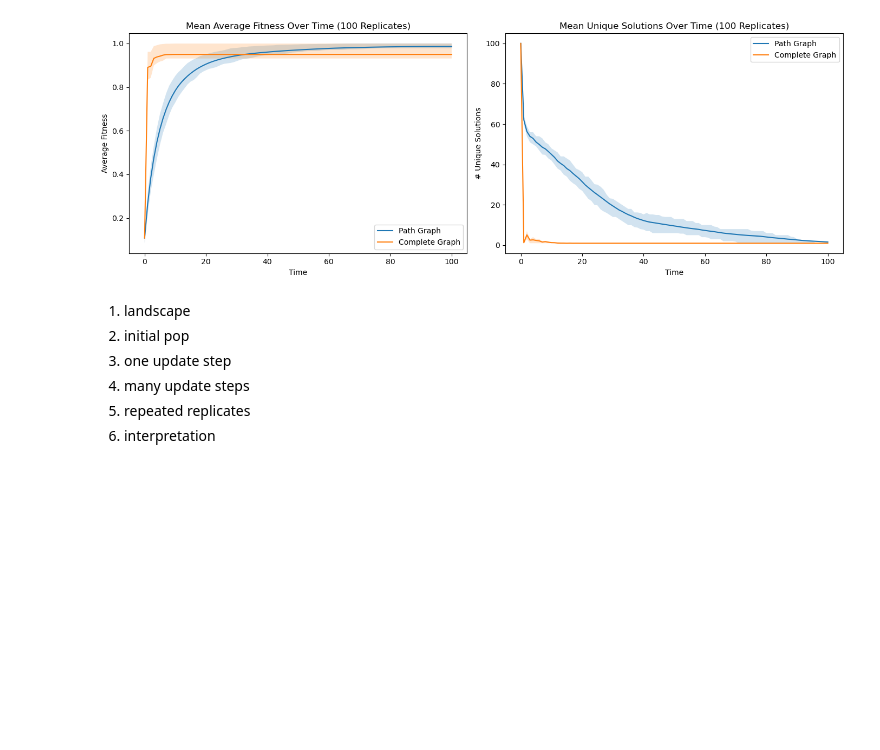
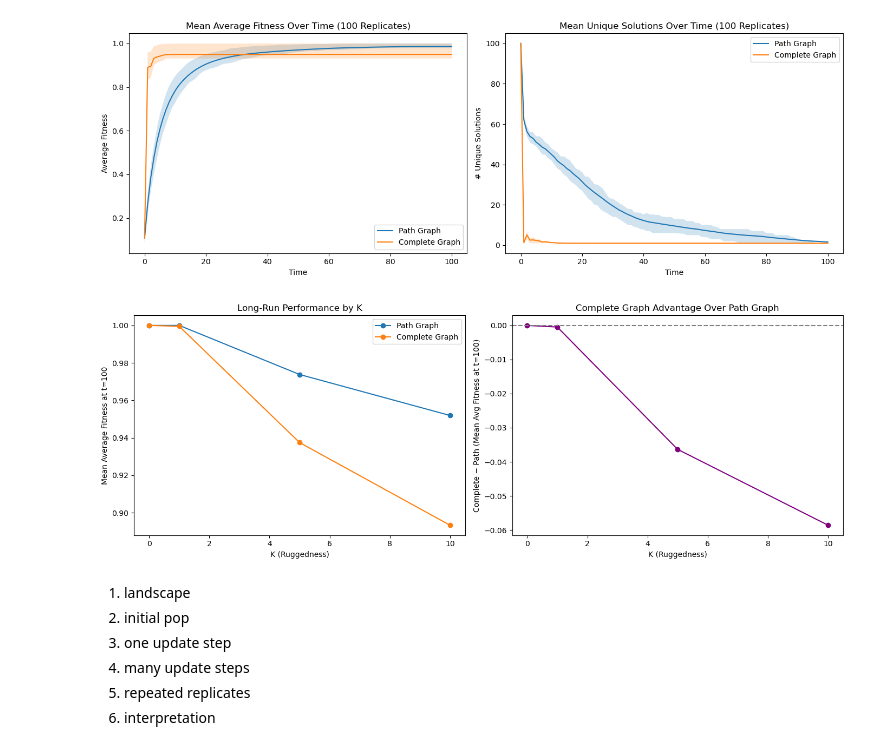
Before and after one commit to caleb-chandler/cnet5052_sp26, a Jupyter notebook: assignments/assignment04/assignment04.ipynb, the cells around one changed output. Cells and saved outputs as stored; diff of their text form; code cells hidden in the pictures; blank space fills up the shorter version.

```diff
--- a/assignments/assignment04/assignment04.ipynb
+++ b/assignments/assignment04/assignment04.ipynb
@@ -662,30 +662,49 @@ plt.savefig('imgs/multi_run_trials.png')
 # %%
 # --- pt f: K-sensitivity test ---
 
-path_avg_all, cmpl_avg_all = [], []
-path_uniq_all, cmpl_uniq_all = [], []
+lr_perfs_path = {}
+lr_perfs_cmpl = {}
 
-for rep in range(100):
-    path, cmpl = run_sim(100, 100)
+for K in [0, 1, 5, 10]:
+    p_final, c_final = [], []
 
-    p_avg, c_avg, p_uniq, c_uniq = [], [], [], []
-    for t in range(101):
-        p, c = check_quantities(t, path, cmpl)
-        p_avg.append(p[0])
-        c_avg.append(c[0])
-        p_uniq.append(p[2])
-        c_uniq.append(c[2])
+    for rep in range(100):
+        path, cmpl = run_sim(100, 100, K=K)
+        p, c = check_quantities(100, path, cmpl)
+        p_final.append(p[0])  # avg fitness at t=100
+        c_final.append(c[0])
 
-    path_avg_all.append(p_avg)
-    cmpl_avg_all.append(c_avg)
-    path_uniq_all.append(p_uniq)
-    cmpl_uniq_all.append(c_uniq)
+    lr_perfs_path[K] = np.mean(p_final)
+    lr_perfs_cmpl[K] = np.mean(c_final)
 
-# average across each replicate with axis=0
-mean_path_avg = np.mean(path_avg_all, axis=0)
-mean_cmpl_avg = np.mean(cmpl_avg_all, axis=0)
-mean_path_uniq = np.mean(path_uniq_all, axis=0)
-mean_cmpl_uniq = np.mean(cmpl_uniq_all, axis=0)
+# --- plotting ---
+
+Ks = [0, 1, 5, 10]
+path_vals = [lr_perfs_path[K] for K in Ks]
+cmpl_vals = [lr_perfs_cmpl[K] for K in Ks]
+diff = [cmpl_vals[i] - path_vals[i] for i in range(len(Ks))]
+
+fig, axes = plt.subplots(1, 2, figsize=(14, 5))
+
+# plot 1: long-run performance
+axes[0].plot(Ks, path_vals, marker='o', label='Path Graph')
+axes[0].plot(Ks, cmpl_vals, marker='o', label='Complete Graph')
+axes[0].set_title('Long-Run Performance by K')
+axes[0].set_xlabel('K (Ruggedness)')
+axes[0].set_ylabel('Mean Average Fitness at t=100')
+axes[0].legend()
+
+# plot 2: performance difference
+axes[1].plot(Ks, diff, marker='o', color='purple')
+axes[1].axhline(0, color='gray', linestyle='--')
+axes[1].set_title('Complete Graph Advantage Over Path Graph')
+axes[1].set_xlabel('K (Ruggedness)')
+axes[1].set_ylabel('Complete − Path (Mean Avg Fitness at t=100)')
+
+plt.tight_layout()
+plt.savefig('imgs/K_analysis.png')
+# %% [output]
+[figure, added]
 # %% [markdown]
 1. landscape
 2. initial pop
```
Also changed, not shown: parts of 1 cell of this notebook, 1 other file.
